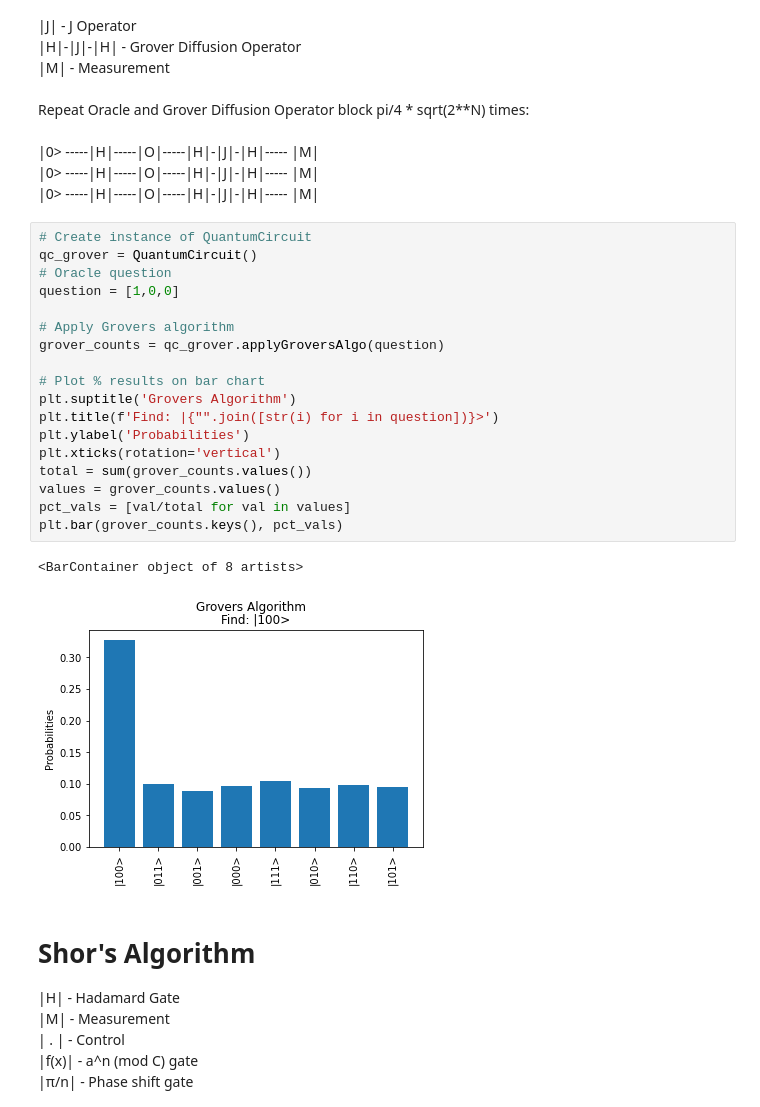
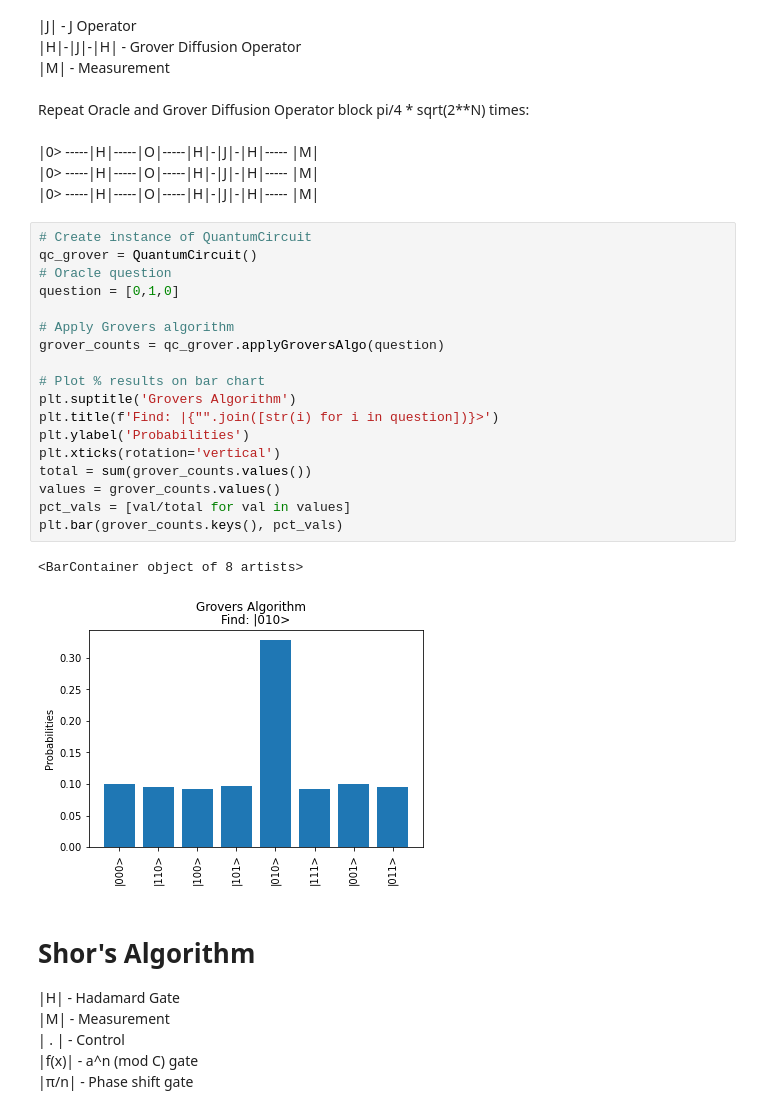
Before and after one commit to Olan1/Quantum_Computing, a Jupyter notebook: python_simulation.ipynb, the cells around one changed output. Saved outputs shown, nothing was run; the diff lists cells and outputs as text.

```diff
--- a/python_simulation.ipynb
+++ b/python_simulation.ipynb
@@ -1413,24 +1413,24 @@ Repeat Oracle and Grover Diffusion Operator block pi/4 * sqrt(2**N) times:<br>
 # %%
 # Create instance of QuantumCircuit
 qc_grover = QuantumCircuit()
 # Oracle question
-question = [1,0,0]
+question = [0,1,0]
 
 # Apply Grovers algorithm
 grover_counts = qc_grover.applyGroversAlgo(question)
 
 # Plot % results on bar chart
 plt.suptitle('Grovers Algorithm')
 plt.title(f'Find: |{"".join([str(i) for i in question])}>')
 plt.ylabel('Probabilities')
 plt.xticks(rotation='vertical')
 total = sum(grover_counts.values())
 values = grover_counts.values()
 pct_vals = [val/total for val in values]
 plt.bar(grover_counts.keys(), pct_vals)
 # %% [output]
 <BarContainer object of 8 artists>
-[figure, old version]
+[figure, new version]
 # %% [markdown]
 # Shor's Algorithm
 |H| - Hadamard Gate<br>
```
Also changed, not shown: 1 other file.
